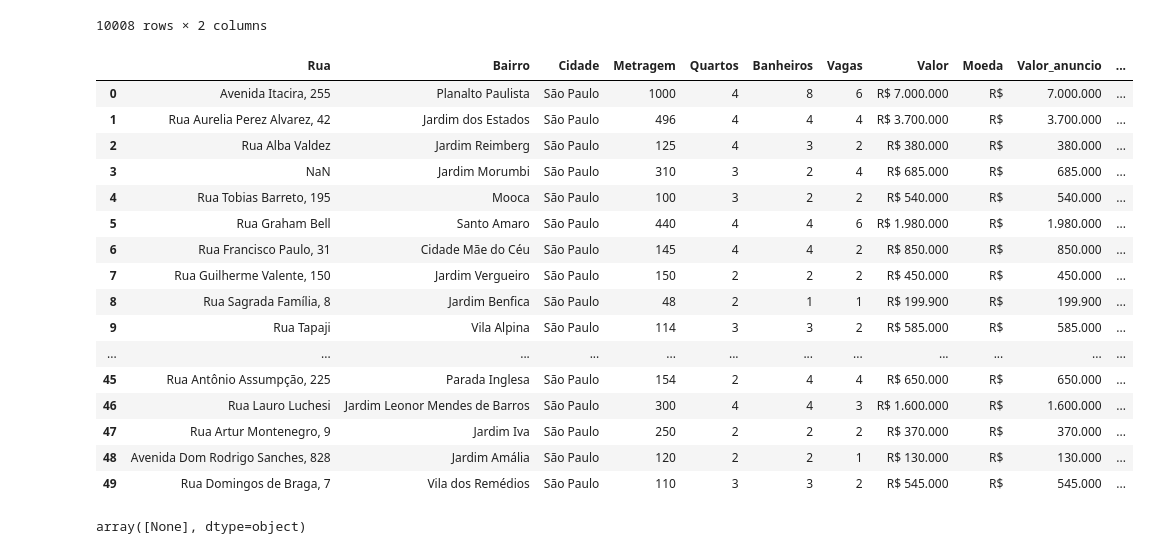
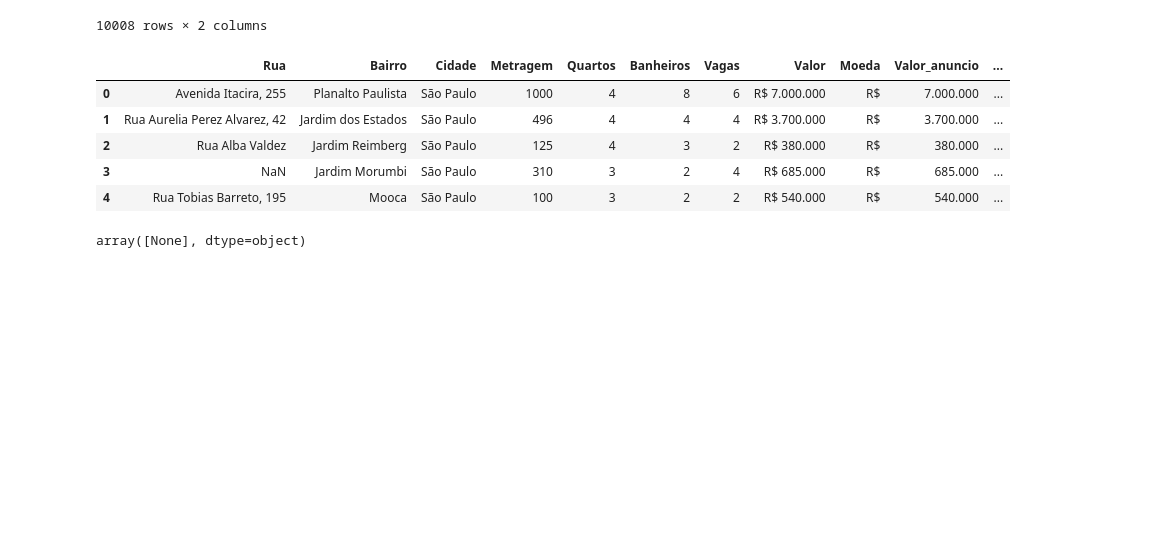
Before and after one commit to esaheki/imersao_dados_alura, a Jupyter notebook: Imersao_dados_4_aula02.ipynb, the cells around one changed output. Saved outputs shown, nothing was run; the diff lists cells and outputs as text; code cells hidden in the pictures; blank space fills up the shorter version.

```diff
--- a/Imersao_dados_4_aula02.ipynb
+++ b/Imersao_dados_4_aula02.ipynb
@@ -46,25 +46,14 @@ dados[["Valor", "Bairro"]]
 10008 rows × 2 columns
 # %%
 dados[["Moeda", "Valor_anuncio", "Tipo_anuncio"]] = dados["Valor"].str.split(expand = True)
-dados.head(50)
+dados.head(5)
 # %% [output]
 |  | Rua | Bairro | Cidade | Metragem | Quartos | Banheiros | Vagas | Valor | Moeda | Valor_anuncio | ... |
 | 0 | Avenida Itacira, 255 | Planalto Paulista | São Paulo | 1000 | 4 | 8 | 6 | R$ 7.000.000 | R$ | 7.000.000 | ... |
 | 1 | Rua Aurelia Perez Alvarez, 42 | Jardim dos Estados | São Paulo | 496 | 4 | 4 | 4 | R$ 3.700.000 | R$ | 3.700.000 | ... |
 | 2 | Rua Alba Valdez | Jardim Reimberg | São Paulo | 125 | 4 | 3 | 2 | R$ 380.000 | R$ | 380.000 | ... |
 | 3 | NaN | Jardim Morumbi | São Paulo | 310 | 3 | 2 | 4 | R$ 685.000 | R$ | 685.000 | ... |
 | 4 | Rua Tobias Barreto, 195 | Mooca | São Paulo | 100 | 3 | 2 | 2 | R$ 540.000 | R$ | 540.000 | ... |
-| 5 | Rua Graham Bell | Santo Amaro | São Paulo | 440 | 4 | 4 | 6 | R$ 1.980.000 | R$ | 1.980.000 | ... |
-| 6 | Rua Francisco Paulo, 31 | Cidade Mãe do Céu | São Paulo | 145 | 4 | 4 | 2 | R$ 850.000 | R$ | 850.000 | ... |
-| 7 | Rua Guilherme Valente, 150 | Jardim Vergueiro | São Paulo | 150 | 2 | 2 | 2 | R$ 450.000 | R$ | 450.000 | ... |
-| 8 | Rua Sagrada Família, 8 | Jardim Benfica | São Paulo | 48 | 2 | 1 | 1 | R$ 199.900 | R$ | 199.900 | ... |
-| 9 | Rua Tapaji | Vila Alpina | São Paulo | 114 | 3 | 3 | 2 | R$ 585.000 | R$ | 585.000 | ... |
-| ... | ... | ... | ... | ... | ... | ... | ... | ... | ... | ... | ... |
-| 45 | Rua Antônio Assumpção, 225 | Parada Inglesa | São Paulo | 154 | 2 | 4 | 4 | R$ 650.000 | R$ | 650.000 | ... |
-| 46 | Rua Lauro Luchesi | Jardim Leonor Mendes de Barros | São Paulo | 300 | 4 | 4 | 3 | R$ 1.600.000 | R$ | 1.600.000 | ... |
-| 47 | Rua Artur Montenegro, 9 | Jardim Iva | São Paulo | 250 | 2 | 2 | 2 | R$ 370.000 | R$ | 370.000 | ... |
-| 48 | Avenida Dom Rodrigo Sanches, 828 | Jardim Amália | São Paulo | 120 | 2 | 2 | 1 | R$ 130.000 | R$ | 130.000 | ... |
-| 49 | Rua Domingos de Braga, 7 | Vila dos Remédios | São Paulo | 110 | 3 | 3 | 2 | R$ 545.000 | R$ | 545.000 | ... |
 # %%
 dados[dados["Tipo_anuncio"].isnull()]["Tipo_anuncio"].unique()
 # %% [output]
```
Also changed, not shown: parts of 1 cell of this notebook.
